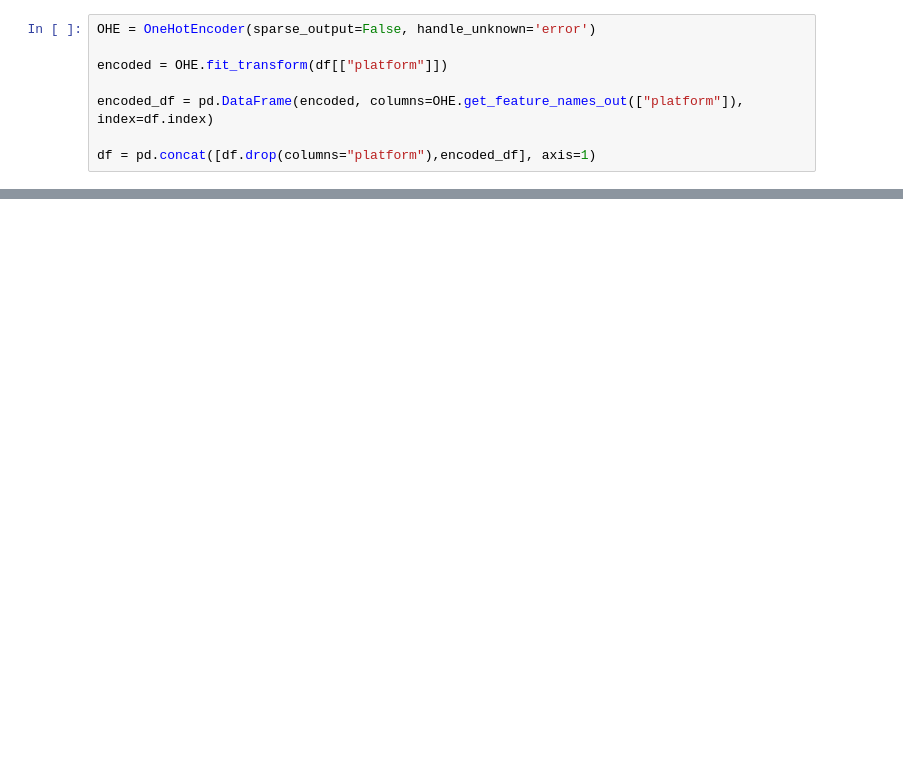
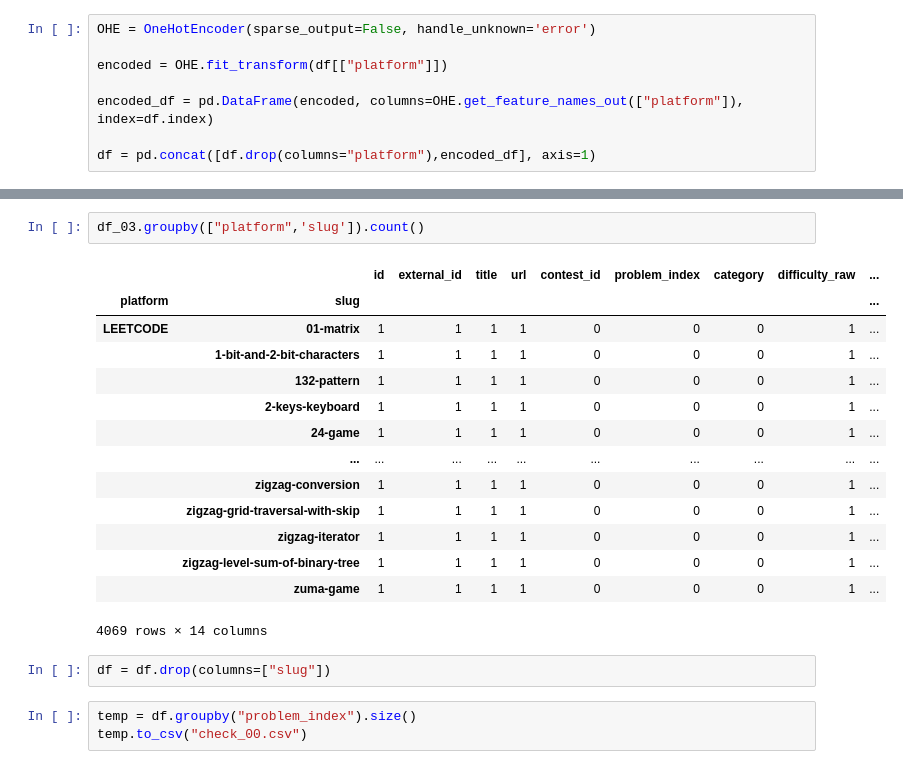
Before and after one commit to Batata-Vada/project_red, a Jupyter notebook: main.ipynb, the cells around one changed output, grey strips where cells are left out. Cells and saved outputs as stored; diff of their text form; blank space fills up the shorter version.

```diff
--- a/main.ipynb
+++ b/main.ipynb
@@ -113,0 +129,22 @@ df.head()
+# %%
+df_03.groupby(["platform",'slug']).count()
+# %% [output]
+|  |  | id | external_id | title | url | contest_id | problem_index | category | difficulty_raw | ... |
+| platform | slug |  |  |  |  |  |  |  |  | ... |
+| LEETCODE | 01-matrix | 1 | 1 | 1 | 1 | 0 | 0 | 0 | 1 | ... |
+|  | 1-bit-and-2-bit-characters | 1 | 1 | 1 | 1 | 0 | 0 | 0 | 1 | ... |
+|  | 132-pattern | 1 | 1 | 1 | 1 | 0 | 0 | 0 | 1 | ... |
+|  | 2-keys-keyboard | 1 | 1 | 1 | 1 | 0 | 0 | 0 | 1 | ... |
+|  | 24-game | 1 | 1 | 1 | 1 | 0 | 0 | 0 | 1 | ... |
+|  | ... | ... | ... | ... | ... | ... | ... | ... | ... | ... |
+|  | zigzag-conversion | 1 | 1 | 1 | 1 | 0 | 0 | 0 | 1 | ... |
+|  | zigzag-grid-traversal-with-skip | 1 | 1 | 1 | 1 | 0 | 0 | 0 | 1 | ... |
+|  | zigzag-iterator | 1 | 1 | 1 | 1 | 0 | 0 | 0 | 1 | ... |
+|  | zigzag-level-sum-of-binary-tree | 1 | 1 | 1 | 1 | 0 | 0 | 0 | 1 | ... |
+|  | zuma-game | 1 | 1 | 1 | 1 | 0 | 0 | 0 | 1 | ... |
+4069 rows × 14 columns
+# %%
+df = df.drop(columns=["slug"])
+# %%
+temp = df.groupby("problem_index").size()
+temp.to_csv("check_00.csv")
```
Also changed, not shown: parts of 11 cells of this notebook, 2 other files.
